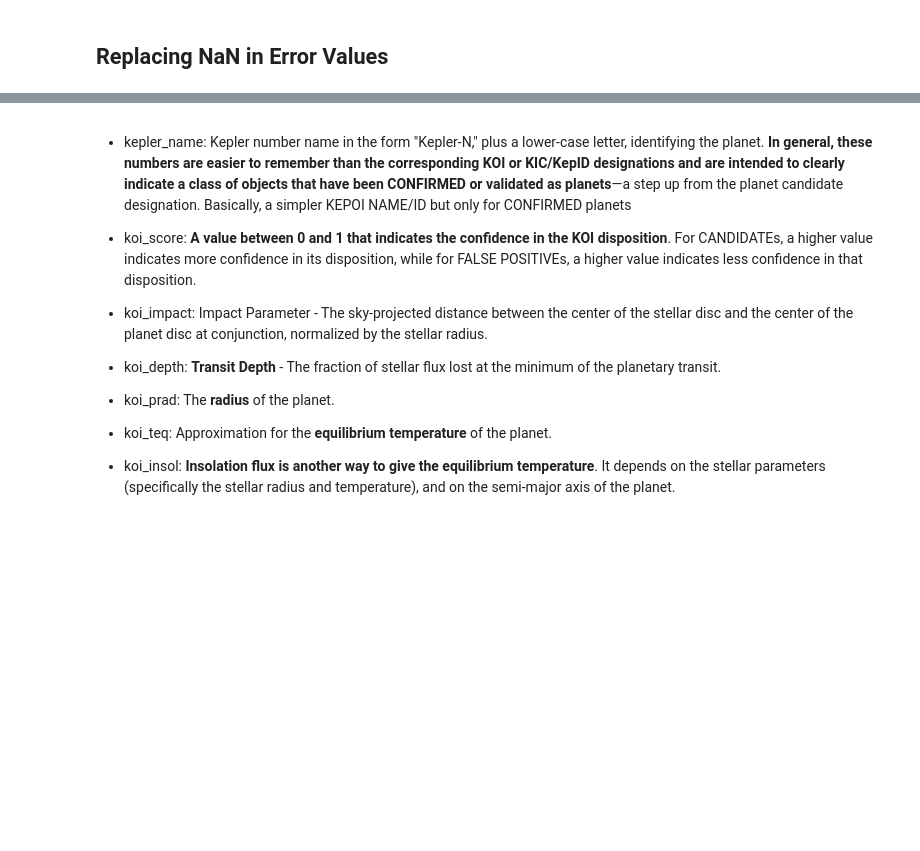
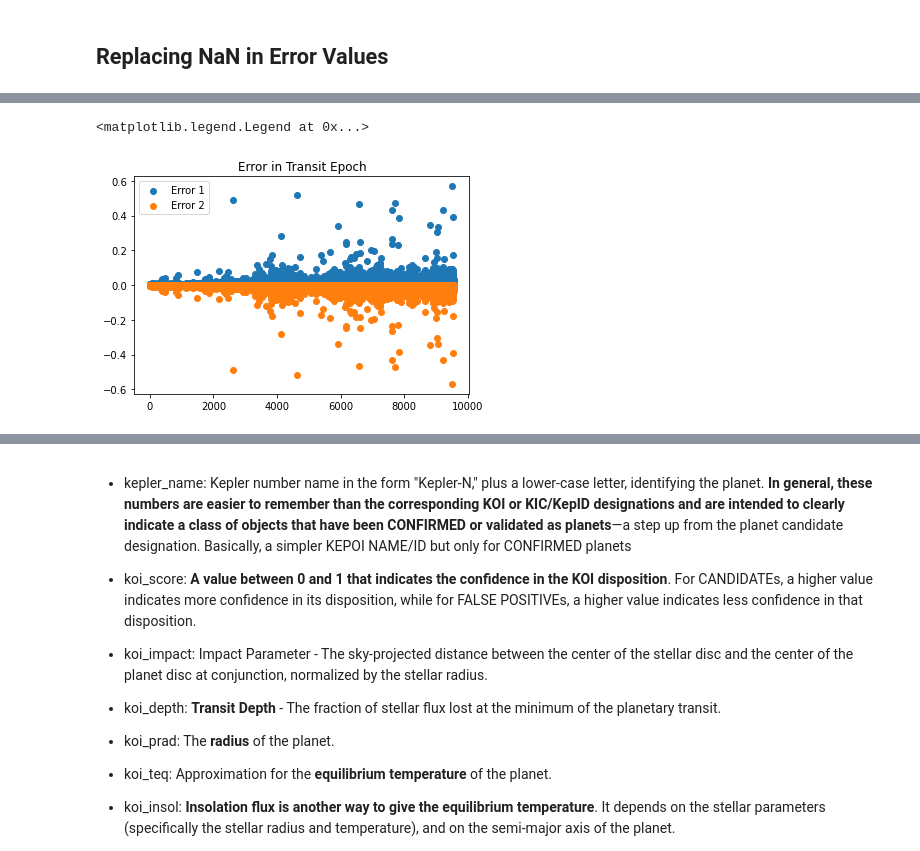
Before and after one commit to aditeyabaral/kepler-exoplanet-analysis, a Jupyter notebook: Data_Cleaning.ipynb, the cells around one changed output, grey strips where cells are left out. Saved outputs shown, nothing was run; the diff lists cells and outputs as text; code cells hidden in the pictures; blank space fills up the shorter version.

```diff
--- a/Data_Cleaning.ipynb
+++ b/Data_Cleaning.ipynb
@@ -66,0 +149,8 @@ There are two broad types of NaN values present.
+# %%
+plt.scatter(range(missing_error_values_df.shape[0]), missing_error_values_df["koi_time0bk_err1"].values, label = "Error 1")
+plt.scatter(range(missing_error_values_df.shape[0]), missing_error_values_df["koi_time0bk_err2"].values, label = "Error 2")
+plt.title("Error in Transit Epoch")
+plt.legend()
+# %% [output]
+<matplotlib.legend.Legend at 0x...>
+[figure, added]
```
Also changed, not shown: parts of 25 cells of this notebook.
